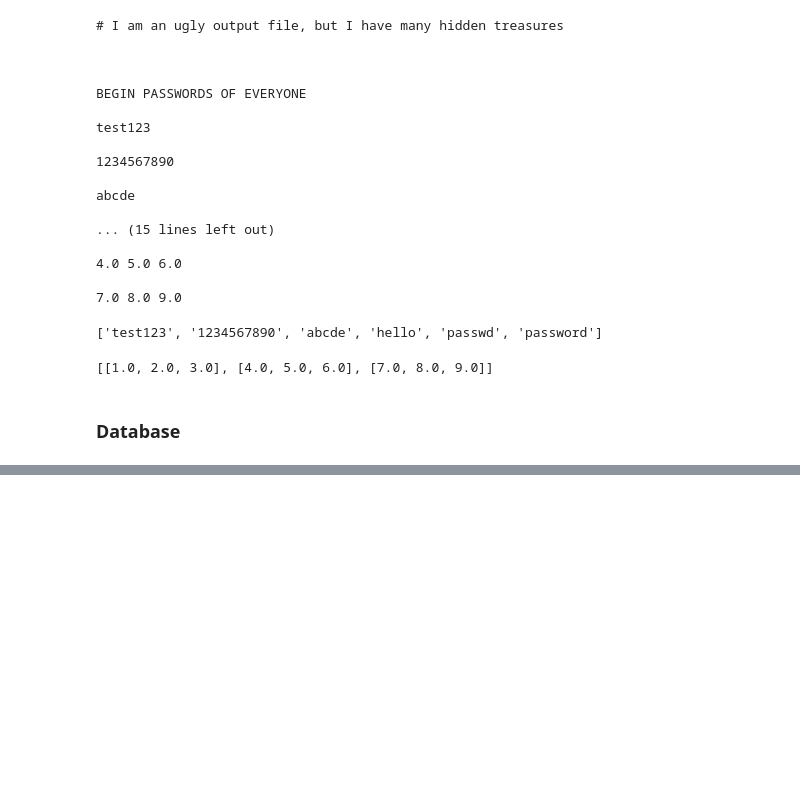
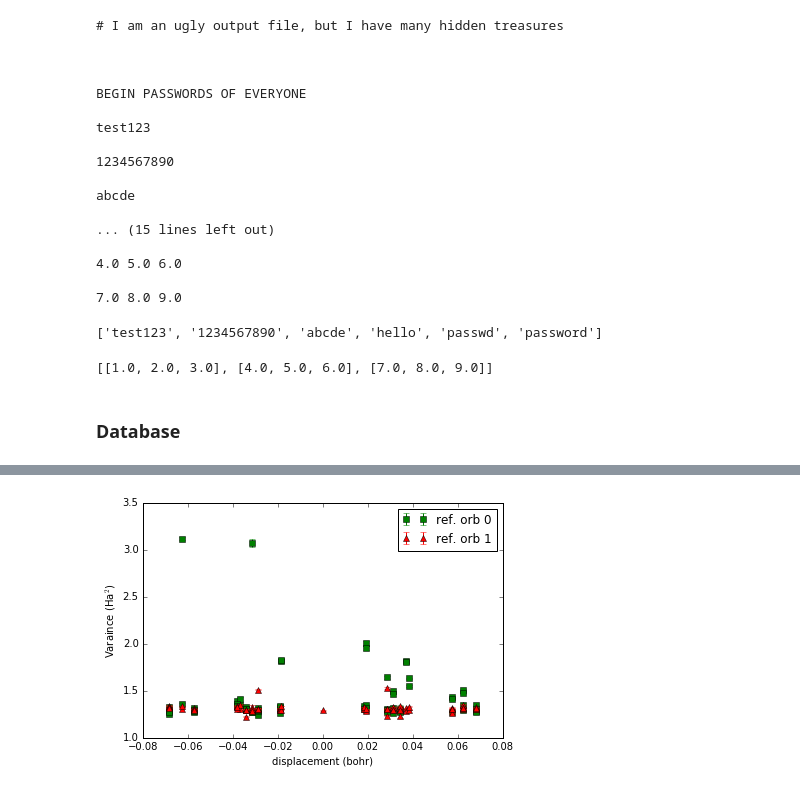
Before and after one commit to Paul-St-Young/share, a Jupyter notebook: python-tutorial/python.ipynb, the cells around one changed output, grey strips where cells are left out. Cells and saved outputs as stored; diff of their text form; code cells hidden in the pictures; blank space fills up the shorter version.

```diff
--- a/python-tutorial/python.ipynb
+++ b/python-tutorial/python.ipynb
@@ -759,0 +858,29 @@ pd.read_json()
+# %%
+# drop bad runs
+sel1 = (qmc["imode"]==5) & (qmc["istep"]==-2)
+qmc  = qmc.drop(qmc[sel1].index)
+sel2 = (qmc["imode"]==10) & (qmc["istep"]==2)
+qmc  = qmc.drop(qmc[sel2].index)
+dmc = qmc[qmc["iqmc"]==4]
+vmc = qmc[qmc["iqmc"]==0]
+# %%
+fig = plt.figure()
+ax  = fig.add_subplot(111)
+ax.set_xlabel("displacement (bohr)")
+ax.set_ylabel("Varaince (Ha$^2$)")
+
+marker_style = {0:"s",1:"^"}
+colors = {0:"g",1:"r"}
+
+rjas = 1 # use reference jastrow
+for rorb in [0,1]:
+    mydf = vmc[ vmc["rorb"] == rorb ]
+    ax.errorbar(mydf["disp"],mydf["Variance_mean"],mydf["Variance_error"].values,ls="",marker=marker_style[rorb]
+              ,color=colors[rorb],label="ref. orb %d"%rorb)
+# end for
+ax.legend(loc="best",scatterpoints=1)
+#ax.set_ylim(1.1,1.5)
+fig.tight_layout()
+#plt.savefig("variance_vs_disp-rjas1.eps")
+# %% [output]
+[figure, added]
```
Also changed, not shown: parts of 12 cells of this notebook, 2 other files.
